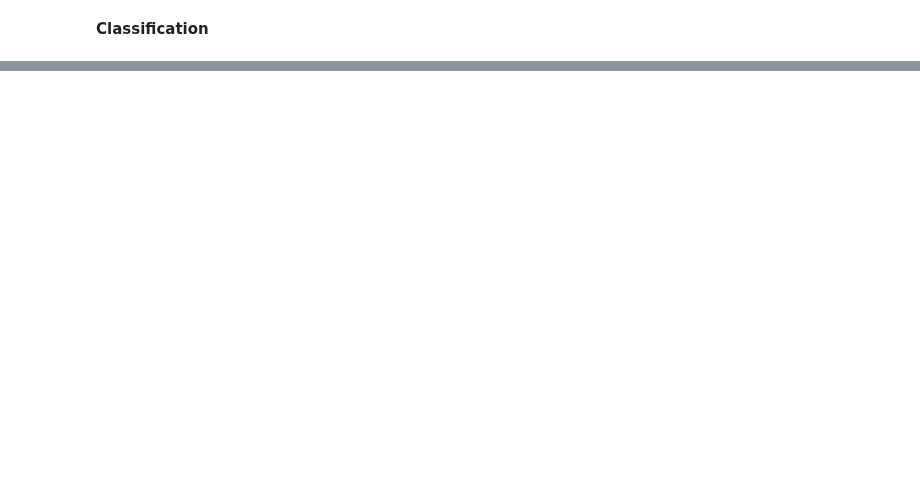
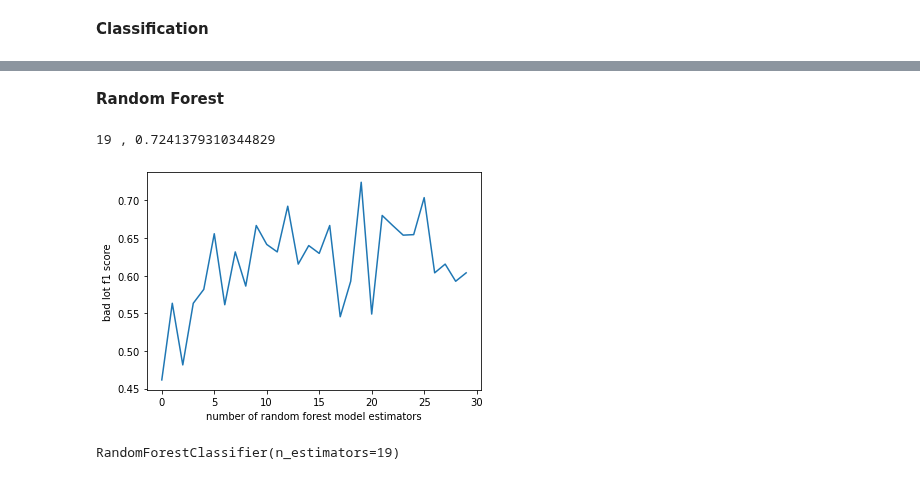
Before and after one commit to divtummala/springboard, a Jupyter notebook: Capstone/EquipmentDataFinal/semiTool.ipynb, the cells around one changed output, grey strips where cells are left out. Drawn from its saved outputs; the diff is of its cells as text; code cells hidden in the pictures; blank space fills up the shorter version.

```diff
--- a/Capstone/EquipmentDataFinal/semiTool.ipynb
+++ b/Capstone/EquipmentDataFinal/semiTool.ipynb
@@ -401,0 +426,3 @@ plt.show()
+# %%
+y_train_pred = decision_tree.predict(X_train)
+y_test_pred = decision_tree.predict(X_test)
@@ -401,0 +463,24 @@ plt.show()
+# %% [markdown]
+**Random Forest**
+# %%
+fail_f1_score = []
+for estimator in np.arange(1,31):
+    rand_for = RandomForestClassifier(n_estimators=estimator)
+    rand_for.fit(X_train, y_train)
+    y_train_pred = rand_for.predict(X_train)
+    y_test_pred = rand_for.predict(X_test)
+    fail_f1_score.append(f1_score(y_test, y_test_pred, pos_label=0))
+# %%
+plt.plot(np.arange(len(fail_f1_score)), fail_f1_score)
+plt.xlabel('number of random forest model estimators', size=10)
+plt.ylabel('bad lot f1 score', size=10)
+print(fail_f1_score.index(max(fail_f1_score)), ',', max(fail_f1_score))
+best_estimators = fail_f1_score.index(max(fail_f1_score))
+# %% [output]
+19 , 0.7241379310344829
+[figure, added]
+# %%
+rand_for = RandomForestClassifier(n_estimators=best_estimators)
+rand_for.fit(X_train, y_train)
+# %% [output]
+RandomForestClassifier(n_estimators=19)
```
Also changed, not shown: parts of 100 cells of this notebook.
